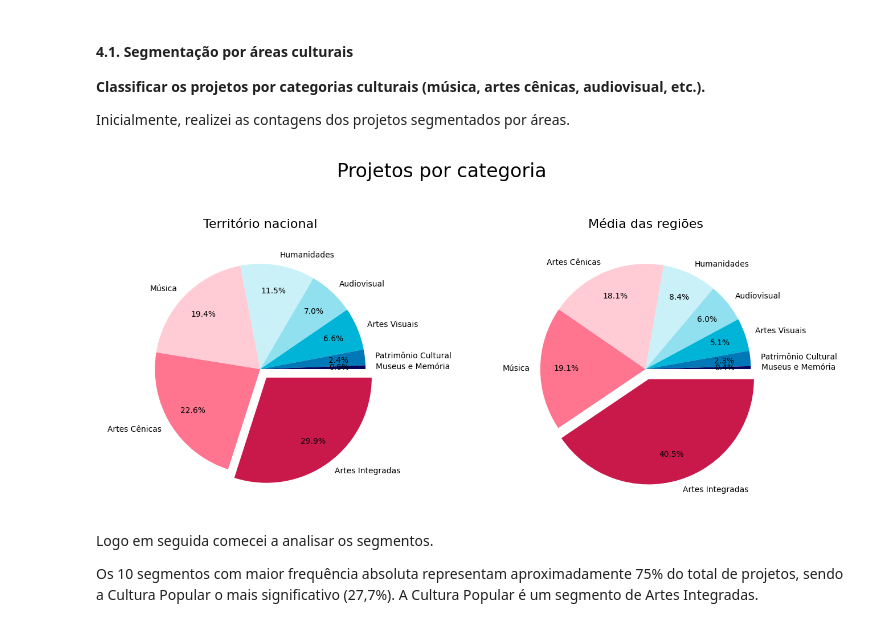
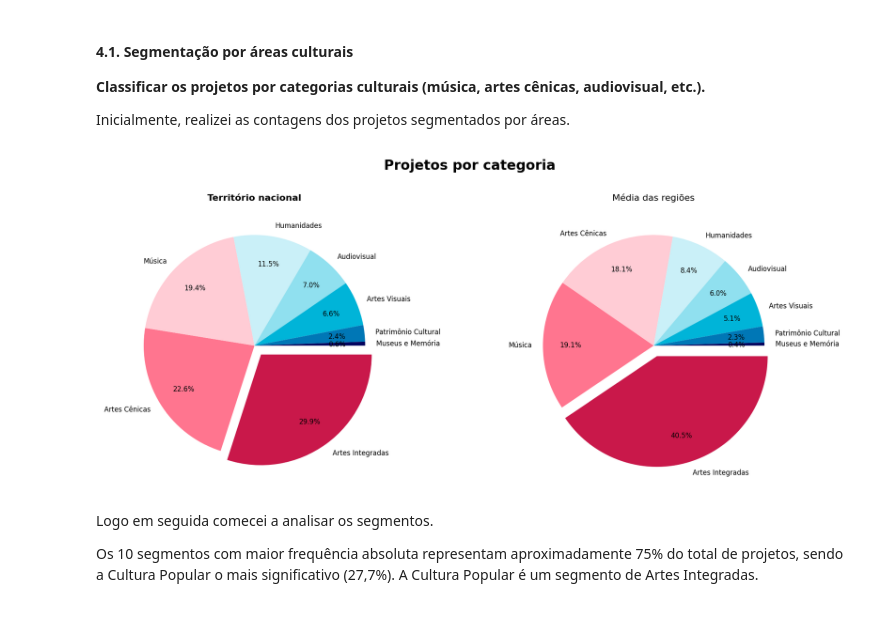
Before and after one commit to lorenaaxbastos/santander-coders-projects, a Jupyter notebook: Unit 2 - Programming Techniques I (PY)/Projeto EDA - Análise do Dataset da Lei Rouanet.ipynb, the cells around one changed output. Drawn from its saved outputs; the diff is of its cells as text; code cells hidden in the pictures.

```diff
--- a/Unit 2 - Programming Techniques I (PY)/Projeto EDA - Análise do Dataset da Lei Rouanet.ipynb
+++ b/Unit 2 - Programming Techniques I (PY)/Projeto EDA - Análise do Dataset da Lei Rouanet.ipynb
@@ -276,39 +273,41 @@ areas_por_regioes = pd.Series(medias, index=rotulos, name="frequencia_relativa")
 
 areas = projetos["area"].value_counts(normalize=True) * 100
 # %%
+plt.rcParams.update({"font.size": 6})
 cores = ["#c9184a", "#ff758f", "#ffccd5", "#caf0f8",
           "#90e0ef", "#00b4d8", "#0077b6", "#03045e"]
 separacao_fatia = (0.1, 0, 0, 0, 0, 0, 0, 0)
 
-plt.rcParams.update({"font.size": 5})
+fig, (ax1, ax2) = plt.subplots(nrows=1, ncols=2, figsize=(10, 4), dpi=200)
 
-fig, (ax1, ax2) = plt.subplots(nrows=1, ncols=2, figsize=(8, 3), dpi=200)
-
-fig.suptitle('Projetos por categoria', fontsize=12, y=1.1)
-
-ax1.set_title('Território nacional', fontsize=8)
 ax1.pie(
     areas,
     labels=areas.index,
     autopct='%1.1f%%',
     pctdistance=0.75,
     counterclock=False,
     colors=cores,
     explode=separacao_fatia
 )
 
-ax2.set_title('Média das regiões', fontsize=8)
 ax2.pie(
     areas_por_regioes,
     labels=areas_por_regioes.index,
     autopct='%1.1f%%',
     pctdistance=0.75,
     counterclock=False,
     colors=cores,
     explode=separacao_fatia
-);
+)
+
+fig.suptitle('Projetos por categoria', fontsize=12, fontweight=1000, y=1.02)
+ax1.set_title('Território nacional', fontsize=8, fontweight=600)
+ax2.set_title('Média das regiões', fontsize=8)
+
+plt.tight_layout()
+plt.show()
 # %% [output]
-[figure, old version]
+[figure, new version]
 # %% [markdown]
 Logo em seguida comecei a analisar os segmentos.
 
```
Also changed, not shown: parts of 10 cells of this notebook.
